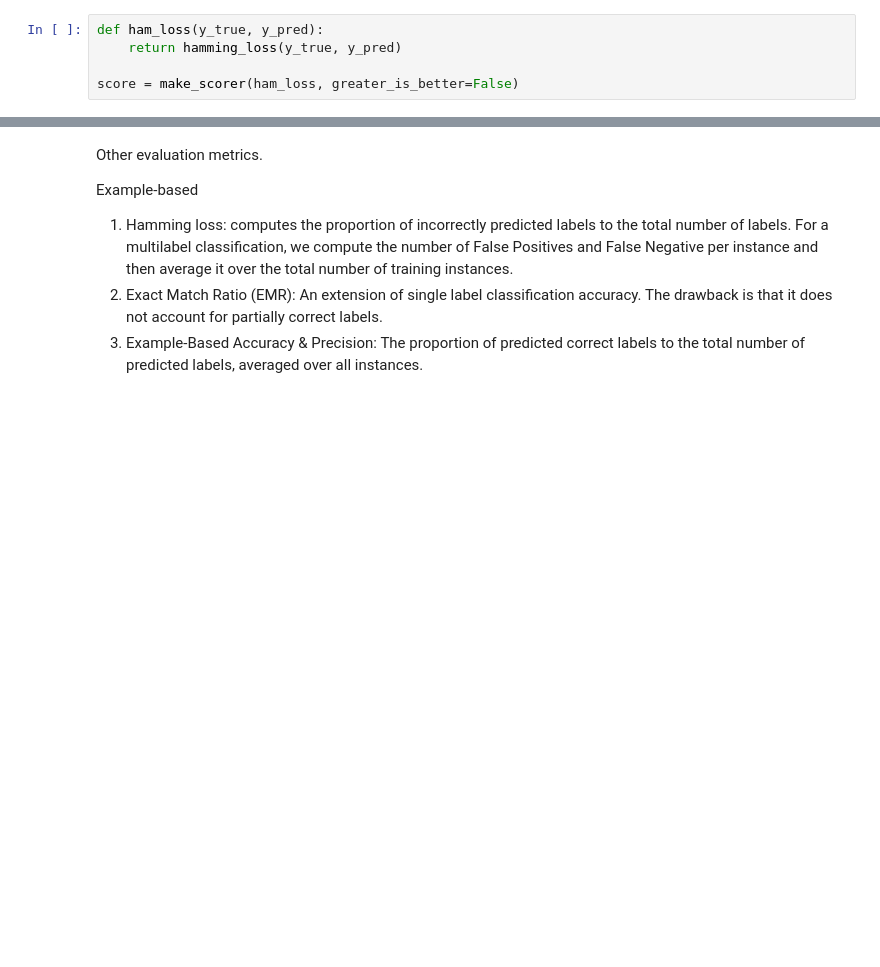
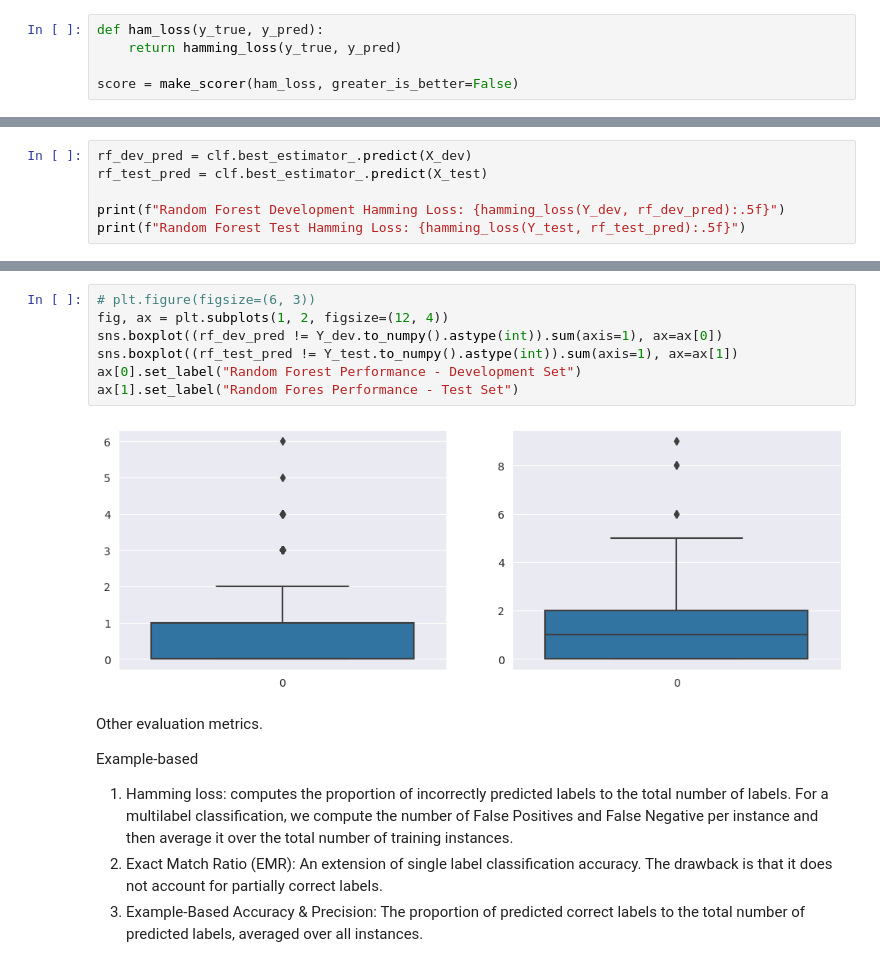
Before and after one commit to vishu-tyagi/JNJ-Capstone-Project, a Jupyter notebook: notebooks/baseline.ipynb, the cells around one changed output, grey strips where cells are left out. Drawn from its saved outputs; the diff is of its cells as text; blank space fills up the shorter version.

```diff
--- a/notebooks/baseline.ipynb
+++ b/notebooks/baseline.ipynb
@@ -126,0 +233,6 @@ RandomForestClassifier(random_state=42)
+# %%
+rf_dev_pred = clf.best_estimator_.predict(X_dev)
+rf_test_pred = clf.best_estimator_.predict(X_test)
+
+print(f"Random Forest Development Hamming Loss: {hamming_loss(Y_dev, rf_dev_pred):.5f}")
+print(f"Random Forest Test Hamming Loss: {hamming_loss(Y_test, rf_test_pred):.5f}")
@@ -224,3 +266,12 @@ sns.boxplot((multi_target_forest.predict(X_test) != Y_test).sum(axis=1))
+# %%
+# plt.figure(figsize=(6, 3))
+fig, ax = plt.subplots(1, 2, figsize=(12, 4))
+sns.boxplot((rf_dev_pred != Y_dev.to_numpy().astype(int)).sum(axis=1), ax=ax[0])
+sns.boxplot((rf_test_pred != Y_test.to_numpy().astype(int)).sum(axis=1), ax=ax[1])
+ax[0].set_label("Random Forest Performance - Development Set")
+ax[1].set_label("Random Fores Performance - Test Set")
+# %% [output]
+[figure, added]
 # %% [markdown]
 Other evaluation metrics.
 
```
Also changed, not shown: parts of 53 cells of this notebook, 5 other files.
